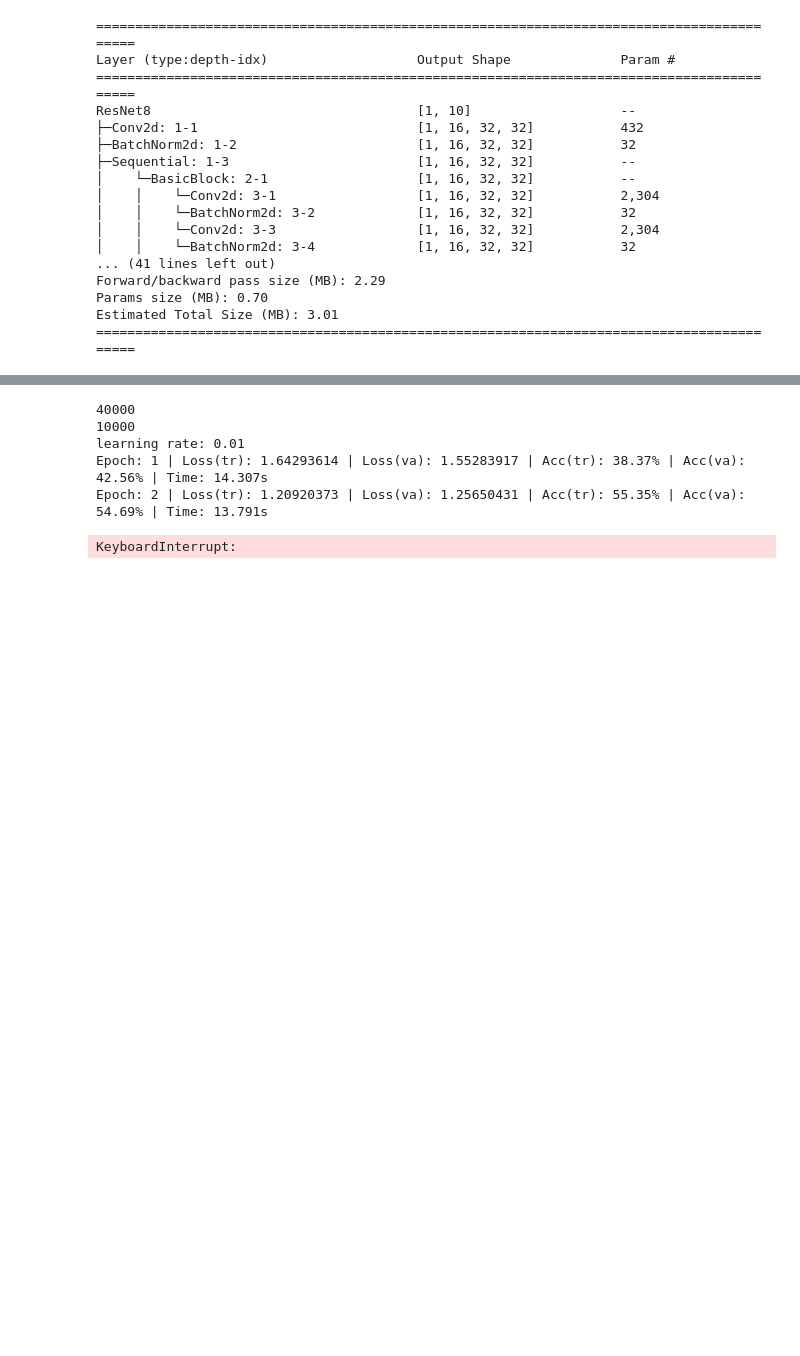
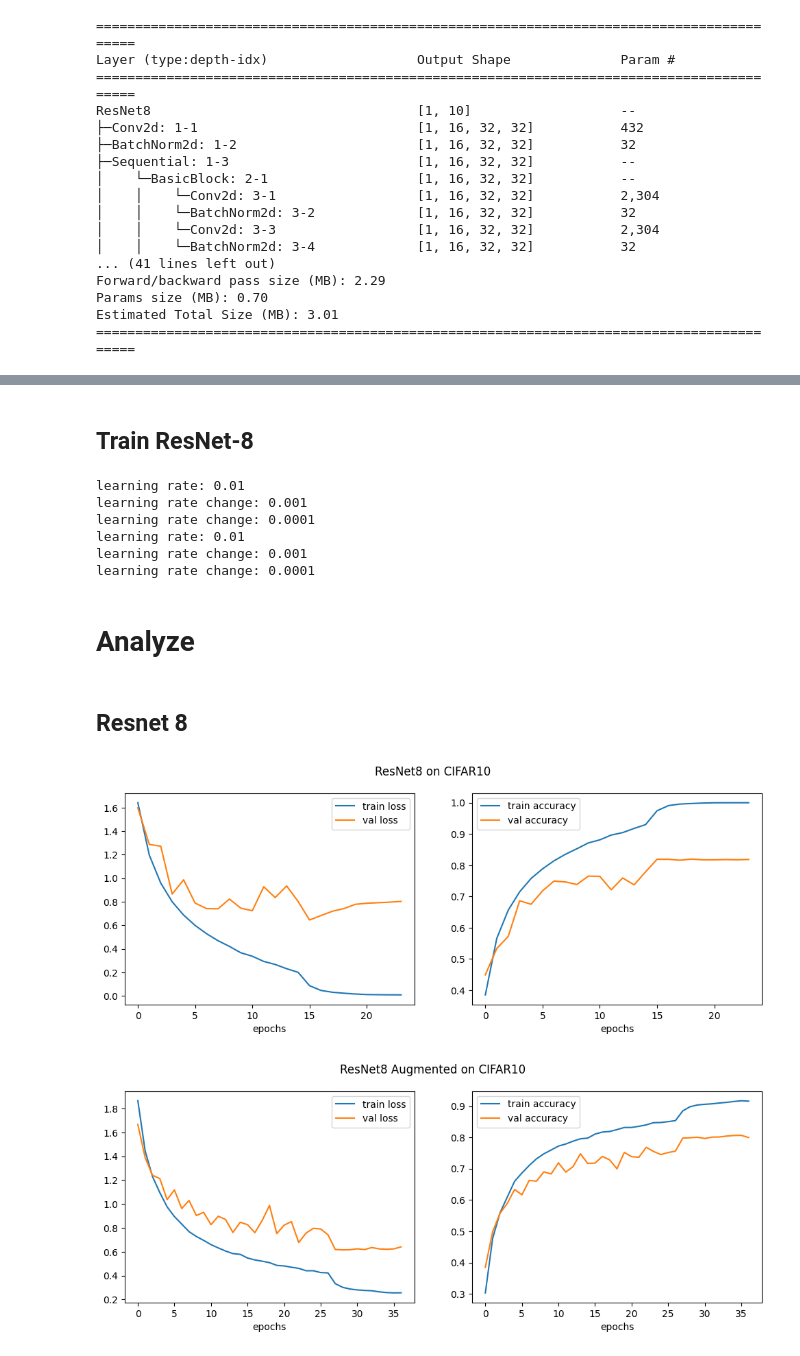
Before and after one commit to robrohan/AUT, a Jupyter notebook: COMP813/Report/resent.ipynb, the cells around one changed output, grey strips where cells are left out. Drawn from its saved outputs; the diff is of its cells as text; code cells hidden in the pictures; blank space fills up the shorter version.

```diff
--- a/COMP813/Report/resent.ipynb
+++ b/COMP813/Report/resent.ipynb
@@ -701,16 +735,52 @@ def model_eval(model, data_loader, loss_fn, device):
+# %% [markdown]
+## Train ResNet-8
 # %%
-model = ResNet8(len(CFG["classes"])).to(device)
+model_res_base = ResNet8(len(CFG["classes"])).to(device)
+model_res_augm = ResNet8(len(CFG["classes"])).to(device)
 
-optimizer = optim.AdamW(model.parameters(), lr=CFG["lr"])
+# Should this just be in train?
 loss = nn.CrossEntropyLoss()
 
 train, val, test = load_cifar10_m()
+model_res_base_df = pd.DataFrame(data=model_train(model_res_base, train, val, loss, device)).T
+model_res_base_df.columns = ['train_loss', 'val_loss', 'train_acc', 'val_acc']
+# Save the output so we can compare the output easier
+model_res_base_df.to_csv("resnet8_train_base.csv")
+# display(model_res_base_df.head())
 
-model_train(model, train, val, loss, device)
+train, val, test = load_cifar10_aa()
+model_res_augm_df = pd.DataFrame(data=model_train(model_res_augm, train, val, loss, device)).T
+model_res_augm_df.columns = ['train_loss', 'val_loss', 'train_acc', 'val_acc']
+# Save the output so we can compare the output easier
+model_res_augm_df.to_csv("resnet8_train_augm.csv")
+# display(model_res_augm_df.head())
 # %% [output]
-40000
-10000
 learning rate: 0.01
-Epoch: 1 | Loss(tr): 1.64293614 | Loss(va): 1.55283917 | Acc(tr): 38.37% | Acc(va): 42.56% | Time: 14.307s
-Epoch: 2 | Loss(tr): 1.20920373 | Loss(va): 1.25650431 | Acc(tr): 55.35% | Acc(va): 54.69% | Time: 13.791s
+learning rate change: 0.001
+learning rate change: 0.0001
+learning rate: 0.01
+learning rate change: 0.001
+learning rate change: 0.0001
-KeyboardInterrupt:
+# %% [markdown]
+# Analyze
+# %%
+def plot_results(df, title="ResNet8 on CIFAR10"):
+    fig, ax = plt.subplots(1, 2, figsize=(12, 4))
+    fig.suptitle(title)
+    ax[0].set_xlabel('epochs')
+    ax[0].plot(df["train_loss"], label='train loss')
+    ax[0].plot(df["val_loss"], label='val loss')
+    ax[0].legend()
+    ax[1].set_xlabel('epochs')
+    ax[1].plot(df["train_acc"], label='train accuracy')
+    ax[1].plot(df["val_acc"], label='val accuracy')
+    ax[1].legend()
+    plt.show()
+# %% [markdown]
+## Resnet 8
+# %%
+plot_results(model_res_base_df, "ResNet8 on CIFAR10")
+plot_results(model_res_augm_df, "ResNet8 Augmented on CIFAR10")
+# %% [output]
+[figure, added]
+[figure, added]
```
Also changed, not shown: parts of 33 cells of this notebook.
